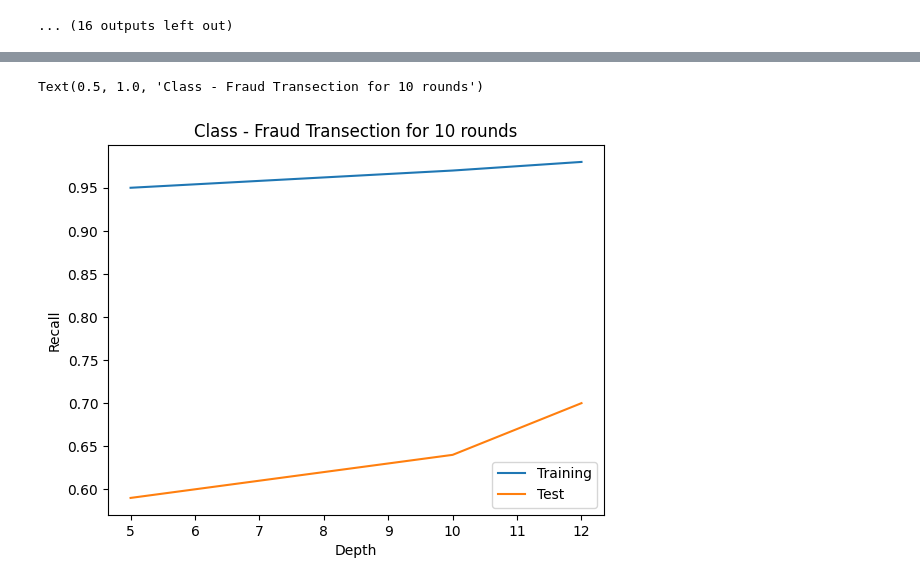
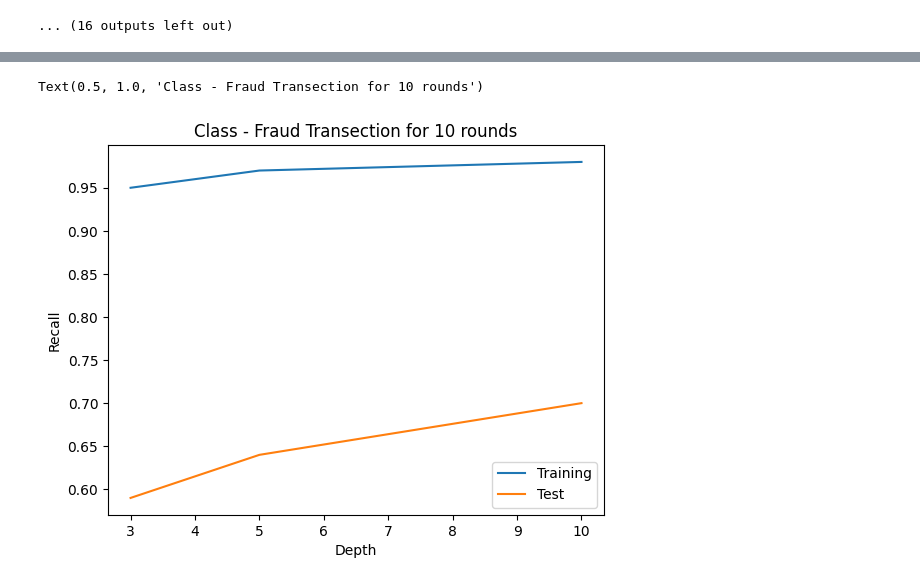
Before and after one commit to karysutariya/Fraud-Detection, a Jupyter notebook: XGboost.ipynb, the cells around one changed output, grey strips where cells are left out. Saved outputs shown, nothing was run; the diff lists cells and outputs as text; code cells hidden in the pictures.

```diff
--- a/XGboost.ipynb
+++ b/XGboost.ipynb
@@ -227,13 +227,13 @@ Text(0.5, 1.0, 'Class - Legitimate Transection for 10 rounds')
 # %%
-x = [5, 10,12]
+x = [3, 5, 10]
 y_train = [0.95, 0.97, 0.98]
 y_test = [0.59, 0.64, 0.70]
 plt.plot(x,y_train, label = "Training")
 plt.plot(x,y_test, label = "Test")
 plt.legend()
 plt.xlabel('Depth')
 plt.ylabel('Recall')
 plt.title('Class - Fraud Transection for 10 rounds')
 # %% [output]
 Text(0.5, 1.0, 'Class - Fraud Transection for 10 rounds')
-[figure, old version]
+[figure, new version]
```
Also changed, not shown: parts of 5 cells of this notebook, 10 other files.
